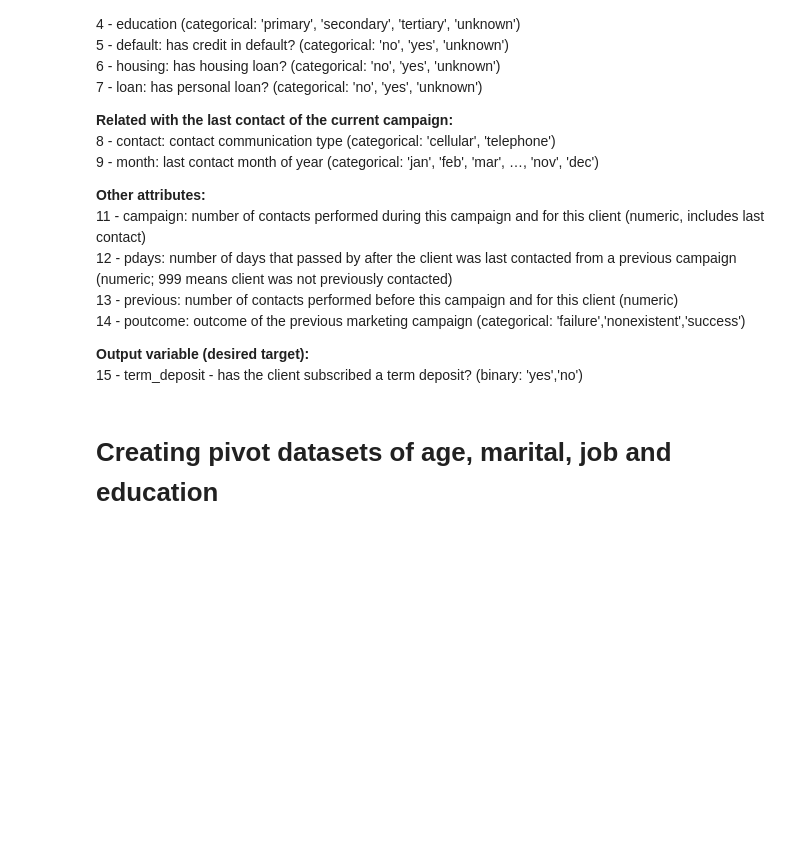
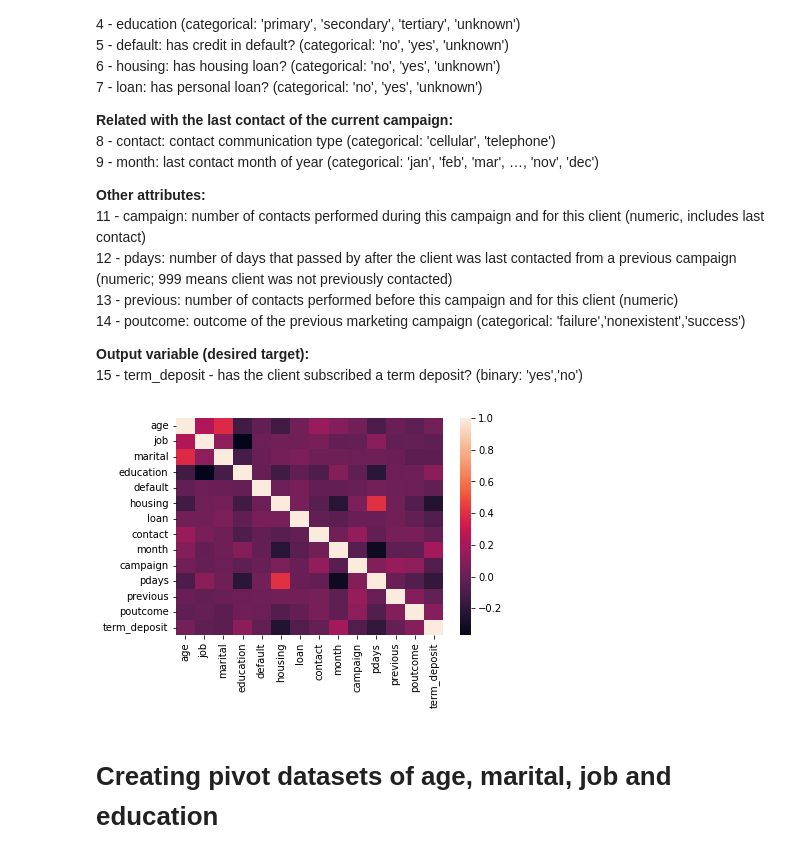
Before and after one commit to ParshinAlex/IPT-ML-Labs, a Jupyter notebook: Lab-2b.ipynb, the cells around one changed output. Cells and saved outputs as stored; diff of their text form; code cells hidden in the pictures; blank space fills up the shorter version.

Commit message:
Lab-2-Edited
Added heatmap to the data wrangling and tidying

```diff
--- a/Lab-2b.ipynb
+++ b/Lab-2b.ipynb
@@ -48,33 +48,39 @@ df['marital'] = df['marital'].map({'unknown': np.nan, 'single': 0, 'married': 1,
 df['education'] = df['education'].map({'unknown': np.nan, 'primary': 1, 'secondary': 2, 'tertiary': 3})
 
 df['default'] = df['default'].map({'no': 0, 'yes': 1})
 
 df['housing'] = df['housing'].map({'no': 0, 'yes': 1})
 
 df['loan'] = df['loan'].map({'no': 0, 'yes': 1})
 
 df['contact'] = df['contact'].map({'unknown': np.nan, 'cellular': 1, 'telephone': 2})
 
 df['month'] = df['month'].map({'jan': 1, 'feb': 2, 'mar': 3, 'apr': 4, 'may': 5, 'jun': 6,
                                'jul': 7, 'aug': 8, 'sep': 9, 'oct': 10, 'nov': 11, 'dec': 12})
 
 df['poutcome'] = df['poutcome'].map({'unknown': np.nan, 'failure': 0, 'success': 1, 'other': 2})
 
 df['term_deposit'] = df['term_deposit'].map({'no': 0, 'yes': 1})
 
 df = df.dropna()
 df = df.drop(['balance', 'duration', 'day'], axis=1)
 
 anomaly_detector = NearestNeighbors(n_neighbors = 3)
 anomaly_detector.fit(df)
 
 distances, indexes = anomaly_detector.kneighbors(df)
 
 # plt.plot(distances.mean(axis = 1))
 
 df = df[~df.index.isin(np.where(distances.mean(axis = 1) > 15)[0])].reset_index(drop=True)
 
 # print(df)
+
+corrs = df.corr()
+
+ax = sns.heatmap(corrs)
+# %% [output]
+[figure, added]
 # %% [markdown]
 # Creating pivot datasets of age, marital, job and education
 # %%
```
Also changed, not shown: parts of 5 cells of this notebook.
